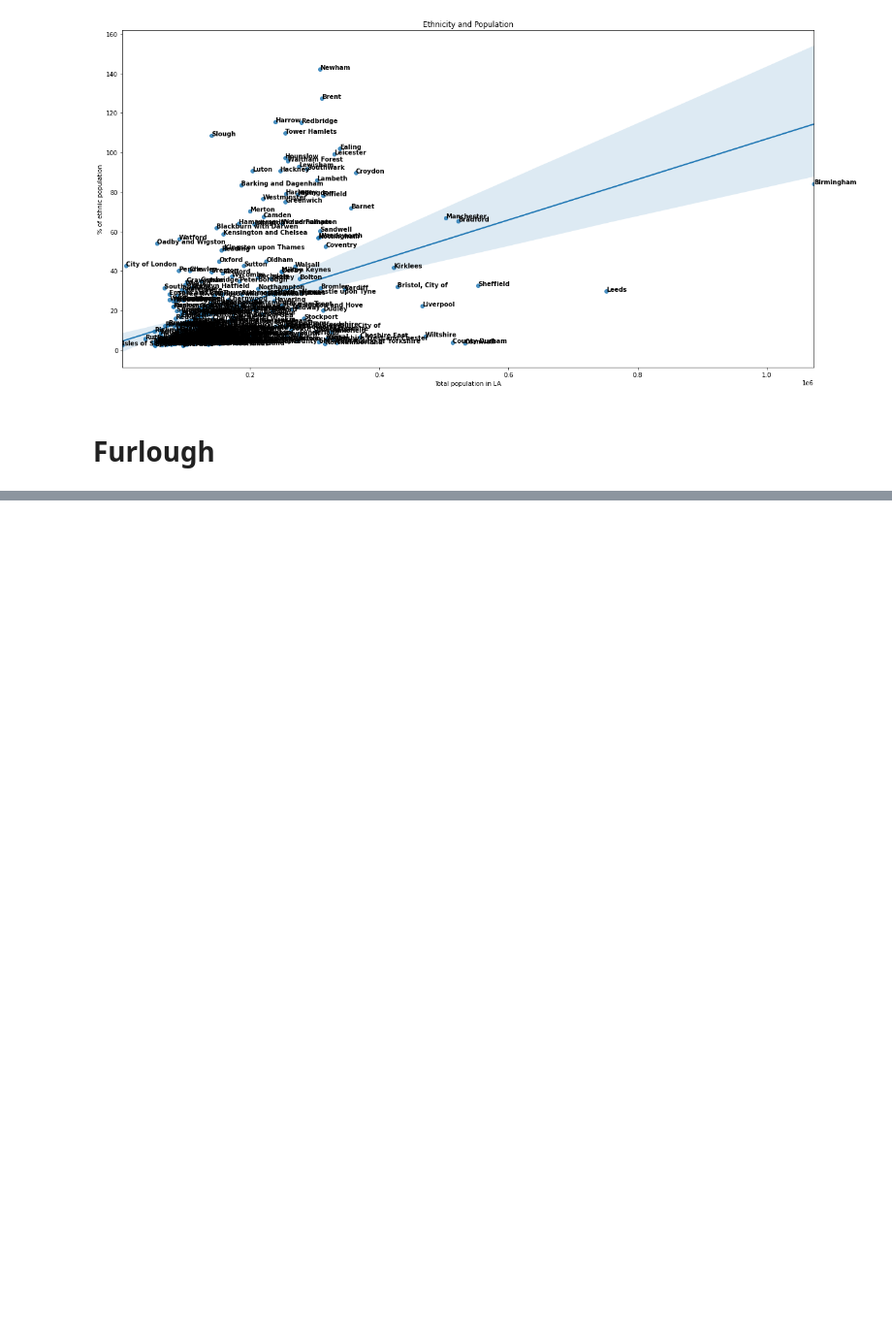
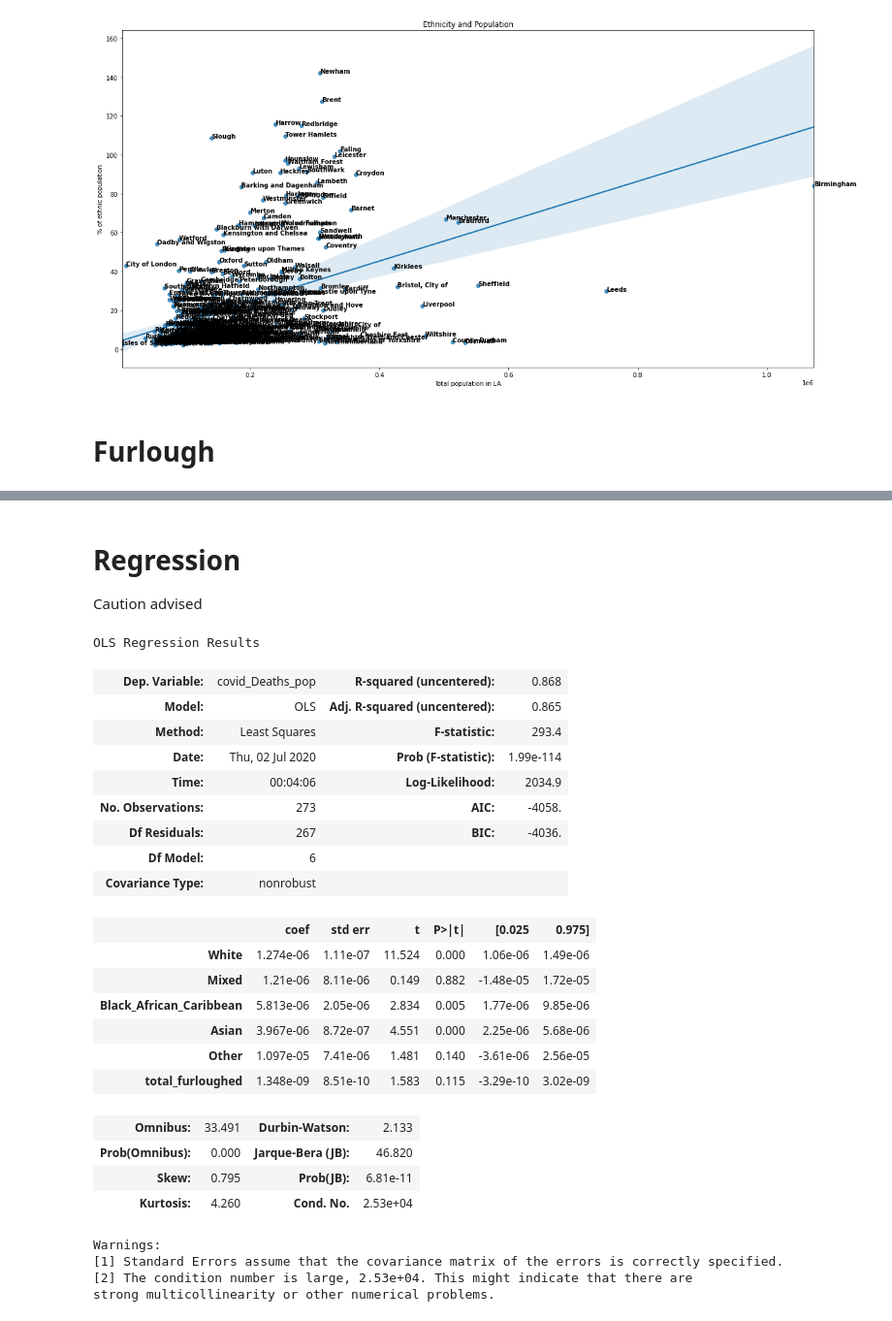
Before and after one commit to Quotennial/covid_bame, a Jupyter notebook: notebooks/ONS Deaths and Ethnicity.ipynb, the cells around one changed output, grey strips where cells are left out. Shown at 97% size. Drawn from its saved outputs; the diff is of its cells as text; code cells hidden in the pictures; blank space fills up the shorter version.

```diff
--- a/notebooks/ONS Deaths and Ethnicity.ipynb
+++ b/notebooks/ONS Deaths and Ethnicity.ipynb
@@ -181,0 +180,36 @@ bame_datastore.lib
+# %% [markdown]
+# Regression
+Caution advised
+# %%
+reg_all = ethnic_deprv_df.drop(columns=["Sex","Geography","Area Code","all_Deaths","all_Rate", "Area code"])
+X = reg_all.drop(columns=["covid_Deaths_pop"])
+y = reg_all.covid_Deaths_pop
+res = sm.OLS(y, X.astype(float), missing='drop').fit()
+
+res.summary()
+# %% [output]
+OLS Regression Results
+| Dep. Variable: | covid_Deaths_pop | R-squared (uncentered): | 0.868 |
+| Model: | OLS | Adj. R-squared (uncentered): | 0.865 |
+| Method: | Least Squares | F-statistic: | 293.4 |
+| Date: | Thu, 02 Jul 2020 | Prob (F-statistic): | 1.99e-114 |
+| Time: | 00:04:06 | Log-Likelihood: | 2034.9 |
+| No. Observations: | 273 | AIC: | -4058. |
+| Df Residuals: | 267 | BIC: | -4036. |
+| Df Model: | 6 |  |  |
+| Covariance Type: | nonrobust |  |  |
+|  | coef | std err | t | P>|t| | [0.025 | 0.975] |
+| White | 1.274e-06 | 1.11e-07 | 11.524 | 0.000 | 1.06e-06 | 1.49e-06 |
+| Mixed | 1.21e-06 | 8.11e-06 | 0.149 | 0.882 | -1.48e-05 | 1.72e-05 |
+| Black_African_Caribbean | 5.813e-06 | 2.05e-06 | 2.834 | 0.005 | 1.77e-06 | 9.85e-06 |
+| Asian | 3.967e-06 | 8.72e-07 | 4.551 | 0.000 | 2.25e-06 | 5.68e-06 |
+| Other | 1.097e-05 | 7.41e-06 | 1.481 | 0.140 | -3.61e-06 | 2.56e-05 |
+| total_furloughed | 1.348e-09 | 8.51e-10 | 1.583 | 0.115 | -3.29e-10 | 3.02e-09 |
+| Omnibus: | 33.491 | Durbin-Watson: | 2.133 |
+| Prob(Omnibus): | 0.000 | Jarque-Bera (JB): | 46.820 |
+| Skew: | 0.795 | Prob(JB): | 6.81e-11 |
+| Kurtosis: | 4.260 | Cond. No. | 2.53e+04 |
+Warnings:
+[1] Standard Errors assume that the covariance matrix of the errors is correctly specified.
+[2] The condition number is large, 2.53e+04. This might indicate that there are
+strong multicollinearity or other numerical problems.
```
Also changed, not shown: parts of 7 cells of this notebook, 7 other files.
